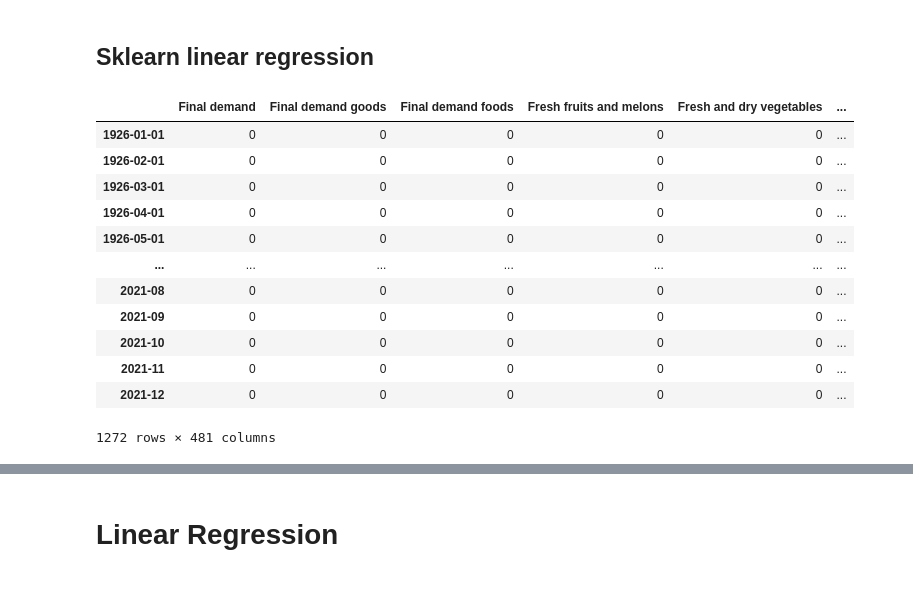
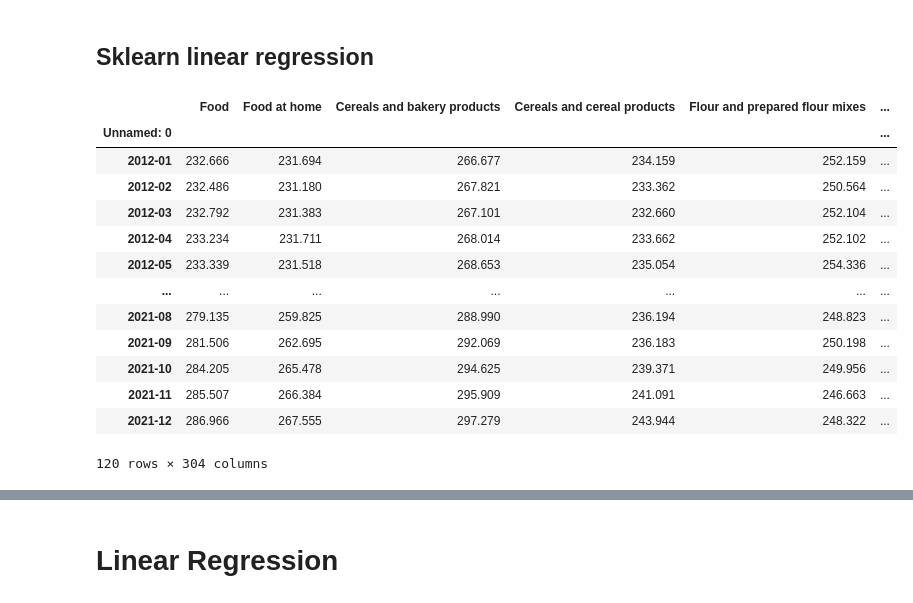
Before and after one commit to victor-thai/cpi_modeling, a Jupyter notebook: zeds_commit/zed_regressions_copy.ipynb, the cells around one changed output, grey strips where cells are left out. Cells and saved outputs as stored; diff of their text form; code cells hidden in the pictures.

```diff
--- a/zeds_commit/zed_regressions_copy.ipynb
+++ b/zeds_commit/zed_regressions_copy.ipynb
@@ -36,34 +36,29 @@ from sklearn.metrics import r2_score
 
 imputer = SimpleImputer(missing_values=np.nan, strategy='mean')
 # %%
-# random dataset
 CPI = pd.read_csv('/Users/zedsiyed/downloads/cpi_modeling/CPI_Data/Cleaned_CPI_data.csv')
 PPI = pd.read_csv('/Users/zedsiyed/downloads/cpi_modeling/CPI_Data/PPI_data.csv')
-# PPI = PPI.dropna(axis = 0, how = 'any')
-PPI = PPI.T
-PPI.columns = PPI.iloc[0]
-PPI = PPI.drop(PPI.index[0])
+CPI.index = pd.to_datetime(CPI.index, infer_datetime_format = True)
+CPI = CPI.dropna(axis = 1)
+
+
 CPI = CPI[CPI['Unnamed: 0'].str.contains("Percent")==False]
 CPI = CPI.set_index('Unnamed: 0')
-merged = pd.concat([PPI, CPI],axis=1,join="outer")
-merged = merged.replace('.',np.NaN)
 
-# only_nums = merged.apply(pd.to_numeric, errors='raise')
-
-merged = merged.fillna(0) # couldnt replace w mean
-# merged.columns[merged.columns.str.contains('food') == True]
+merged = CPI
 merged
 # %% [output]
-|  | Final demand | Final demand goods | Final demand foods | Fresh fruits and melons | Fresh and dry vegetables | ... |
-| 1926-01-01 | 0 | 0 | 0 | 0 | 0 | ... |
-| 1926-02-01 | 0 | 0 | 0 | 0 | 0 | ... |
-| 1926-03-01 | 0 | 0 | 0 | 0 | 0 | ... |
-| 1926-04-01 | 0 | 0 | 0 | 0 | 0 | ... |
-| 1926-05-01 | 0 | 0 | 0 | 0 | 0 | ... |
+|  | Food | Food at home | Cereals and bakery products | Cereals and cereal products | Flour and prepared flour mixes | ... |
+| Unnamed: 0 |  |  |  |  |  | ... |
+| 2012-01 | 232.666 | 231.694 | 266.677 | 234.159 | 252.159 | ... |
+| 2012-02 | 232.486 | 231.180 | 267.821 | 233.362 | 250.564 | ... |
+| 2012-03 | 232.792 | 231.383 | 267.101 | 232.660 | 252.104 | ... |
+| 2012-04 | 233.234 | 231.711 | 268.014 | 233.662 | 252.102 | ... |
+| 2012-05 | 233.339 | 231.518 | 268.653 | 235.054 | 254.336 | ... |
 | ... | ... | ... | ... | ... | ... | ... |
-| 2021-08 | 0 | 0 | 0 | 0 | 0 | ... |
-| 2021-09 | 0 | 0 | 0 | 0 | 0 | ... |
-| 2021-10 | 0 | 0 | 0 | 0 | 0 | ... |
-| 2021-11 | 0 | 0 | 0 | 0 | 0 | ... |
-| 2021-12 | 0 | 0 | 0 | 0 | 0 | ... |
+| 2021-08 | 279.135 | 259.825 | 288.990 | 236.194 | 248.823 | ... |
+| 2021-09 | 281.506 | 262.695 | 292.069 | 236.183 | 250.198 | ... |
+| 2021-10 | 284.205 | 265.478 | 294.625 | 239.371 | 249.956 | ... |
+| 2021-11 | 285.507 | 266.384 | 295.909 | 241.091 | 246.663 | ... |
+| 2021-12 | 286.966 | 267.555 | 297.279 | 243.944 | 248.322 | ... |
-1272 rows × 481 columns
+120 rows × 304 columns
```
Also changed, not shown: parts of 23 cells of this notebook, 4 other files.
